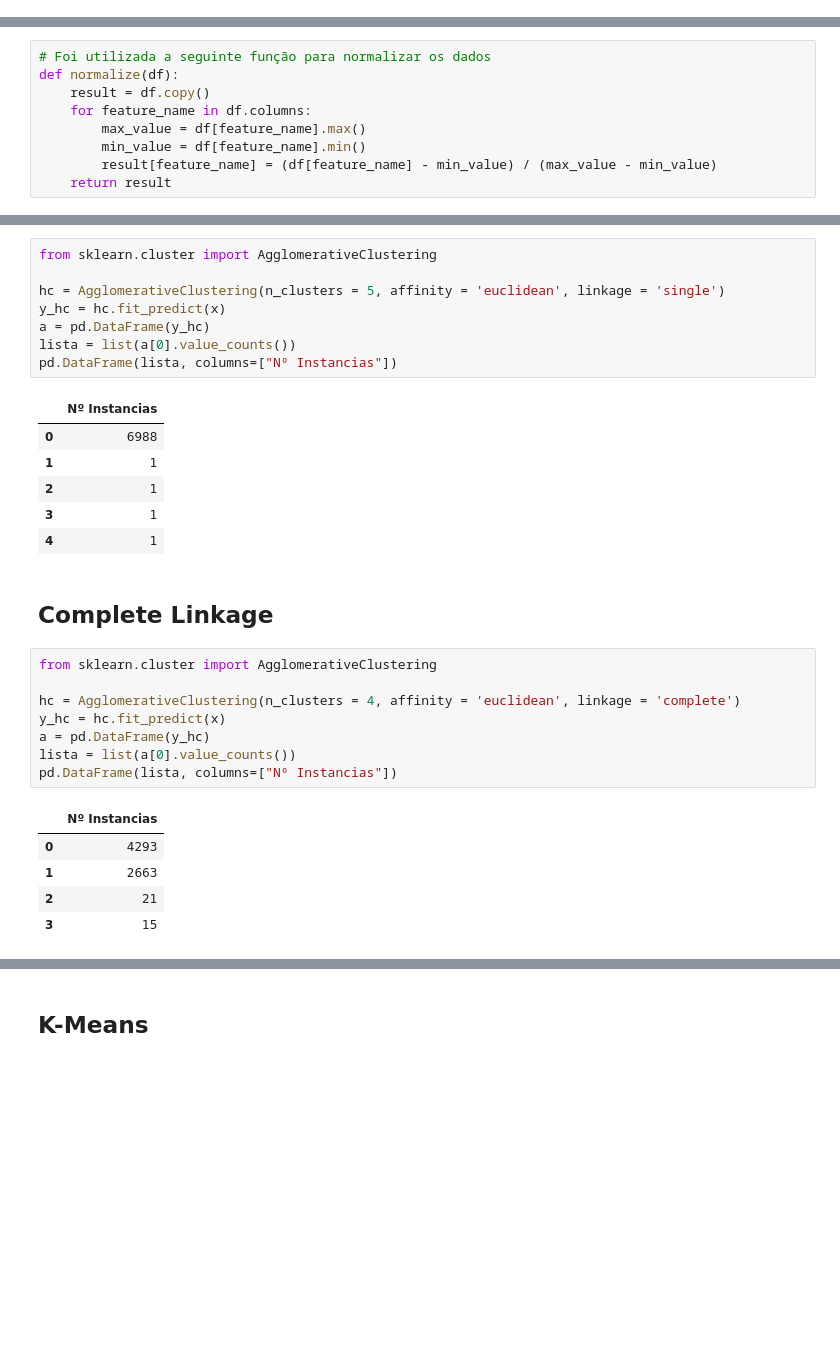
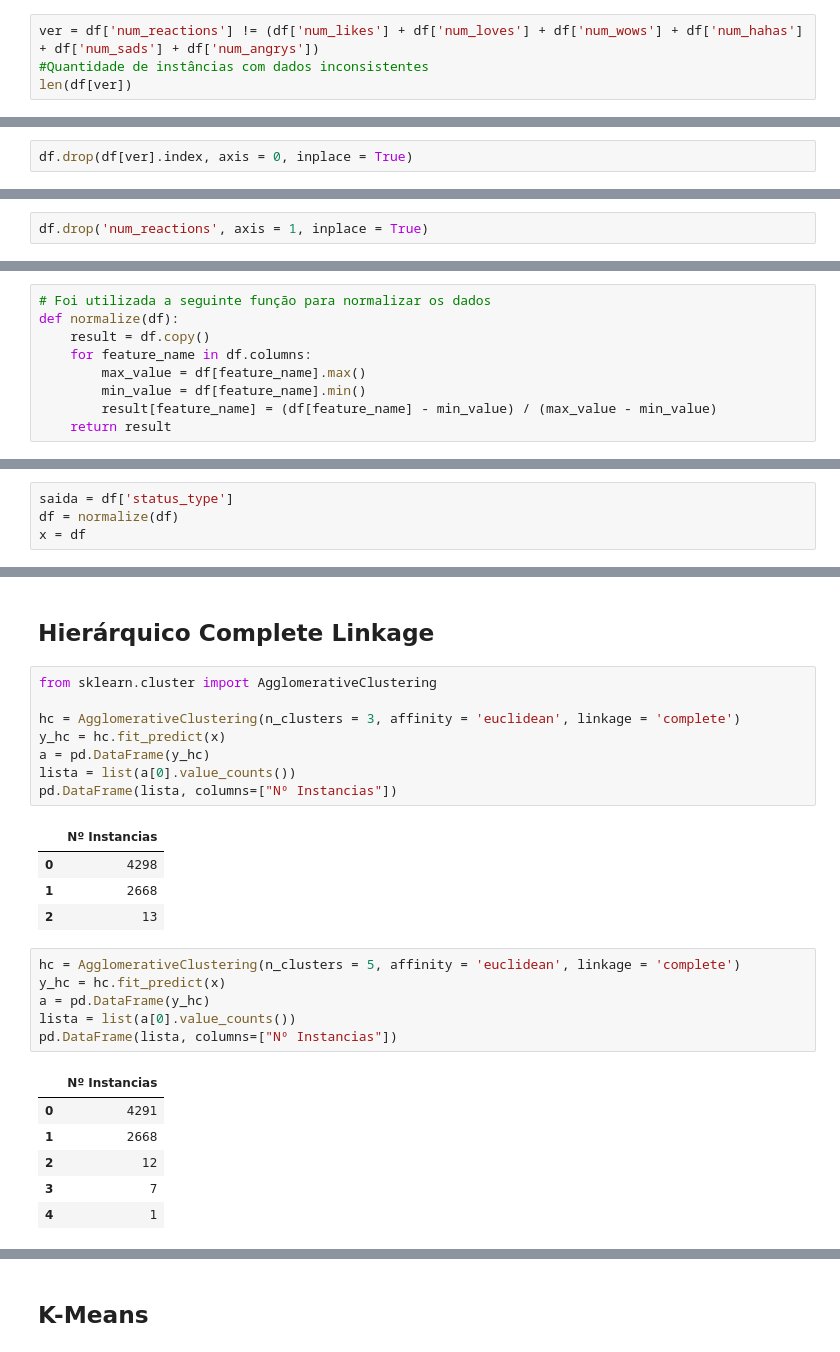
Before and after one commit to thalesmonteiro/Artificial-Intelligence-Test, a Jupyter notebook: Questao3.ipynb, the cells around one changed output, grey strips where cells are left out. Saved outputs shown, nothing was run; the diff lists cells and outputs as text; blank space fills up the shorter version.

```diff
--- a/Questao3.ipynb
+++ b/Questao3.ipynb
@@ -91,0 +92,4 @@ df.drop([498, 480, 6703, 3246], axis = 0 ,inplace = True)
+# %%
+ver = df['num_reactions'] != (df['num_likes'] + df['num_loves'] + df['num_wows'] + df['num_hahas'] + df['num_sads'] + df['num_angrys'])
+#Quantidade de instâncias com dados inconsistentes
+len(df[ver])
@@ -91,0 +98,2 @@ df.drop([498, 480, 6703, 3246], axis = 0 ,inplace = True)
+# %%
+df.drop(df[ver].index, axis = 0, inplace = True)
@@ -92,2 +103,4 @@ df.drop([498, 480, 6703, 3246], axis = 0 ,inplace = True)
+# %%
+df.drop('num_reactions', axis = 1, inplace = True)
 # %%
 df = df.reset_index()
@@ -297 +245,5 @@ x = normalize(x)
+# %%
+saida = df['status_type']
+df = normalize(df)
+x = df
 # %% [markdown]
@@ -314,31 +279,28 @@ pd.DataFrame(lista, columns=["Nº Instancias"])
+# %% [markdown]
+## Hierárquico Complete Linkage
 # %%
 from sklearn.cluster import AgglomerativeClustering
 
-hc = AgglomerativeClustering(n_clusters = 5, affinity = 'euclidean', linkage = 'single')
+hc = AgglomerativeClustering(n_clusters = 3, affinity = 'euclidean', linkage = 'complete')
 y_hc = hc.fit_predict(x)
 a = pd.DataFrame(y_hc)
 lista = list(a[0].value_counts())
 pd.DataFrame(lista, columns=["Nº Instancias"])
 # %% [output]
 |  | Nº Instancias |
-| 0 | 6988 |
-| 1 | 1 |
-| 2 | 1 |
-| 3 | 1 |
-| 4 | 1 |
+| 0 | 4298 |
+| 1 | 2668 |
+| 2 | 13 |
-# %% [markdown]
-## Complete Linkage
 # %%
-from sklearn.cluster import AgglomerativeClustering
-
-hc = AgglomerativeClustering(n_clusters = 4, affinity = 'euclidean', linkage = 'complete')
+hc = AgglomerativeClustering(n_clusters = 5, affinity = 'euclidean', linkage = 'complete')
 y_hc = hc.fit_predict(x)
 a = pd.DataFrame(y_hc)
 lista = list(a[0].value_counts())
 pd.DataFrame(lista, columns=["Nº Instancias"])
 # %% [output]
 |  | Nº Instancias |
-| 0 | 4293 |
-| 1 | 2663 |
-| 2 | 21 |
-| 3 | 15 |
+| 0 | 4291 |
+| 1 | 2668 |
+| 2 | 12 |
+| 3 | 7 |
+| 4 | 1 |
```
Also changed, not shown: parts of 85 cells of this notebook.
